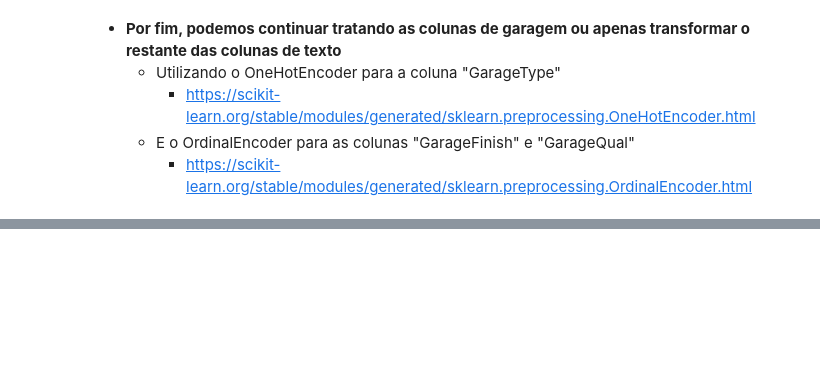
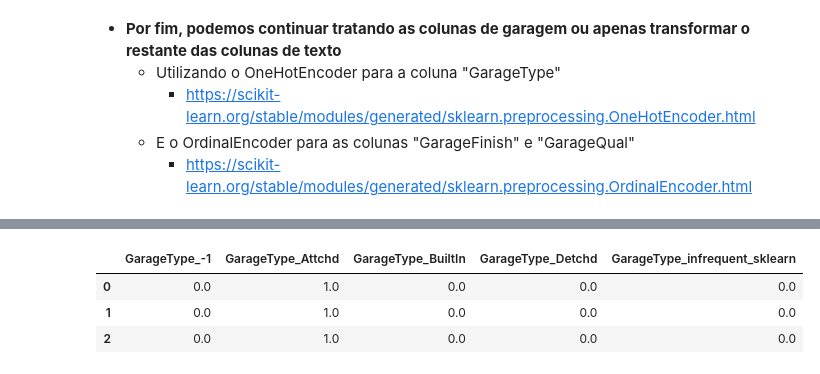
Before and after one commit to BraulioHermanson/Projeto_Housing_Avancado, a Jupyter notebook: kagle_housin_EDA.ipynb, the cells around one changed output, grey strips where cells are left out. Drawn from its saved outputs; the diff is of its cells as text; code cells hidden in the pictures; blank space fills up the shorter version.

```diff
--- a/kagle_housin_EDA.ipynb
+++ b/kagle_housin_EDA.ipynb
@@ -652,0 +666,17 @@ treino = treino.drop('GarageYrBlt',axis=1)
+# %%
+# Criando um encoder para GarageType
+ohe_GarageType = OneHotEncoder(handle_unknown='ignore',
+                              min_frequency=25)
+# %%
+# Fazendo o fit
+ohe_GarageType = ohe_GarageType.fit(treino[['GarageType']])
+# %%
+# Fazendo o transform já em um DataFrame
+ohe_GarageType_df = pd.DataFrame(ohe_GarageType.transform(treino[['GarageType']]).toarray(),
+                              columns=ohe_GarageType.get_feature_names_out())
+ohe_GarageType_df.head(3)
+# %% [output]
+|  | GarageType_-1 | GarageType_Attchd | GarageType_BuiltIn | GarageType_Detchd | GarageType_infrequent_sklearn |
+| 0 | 0.0 | 1.0 | 0.0 | 0.0 | 0.0 |
+| 1 | 0.0 | 1.0 | 0.0 | 0.0 | 0.0 |
+| 2 | 0.0 | 1.0 | 0.0 | 0.0 | 0.0 |
```
Also changed, not shown: parts of 19 cells of this notebook.
